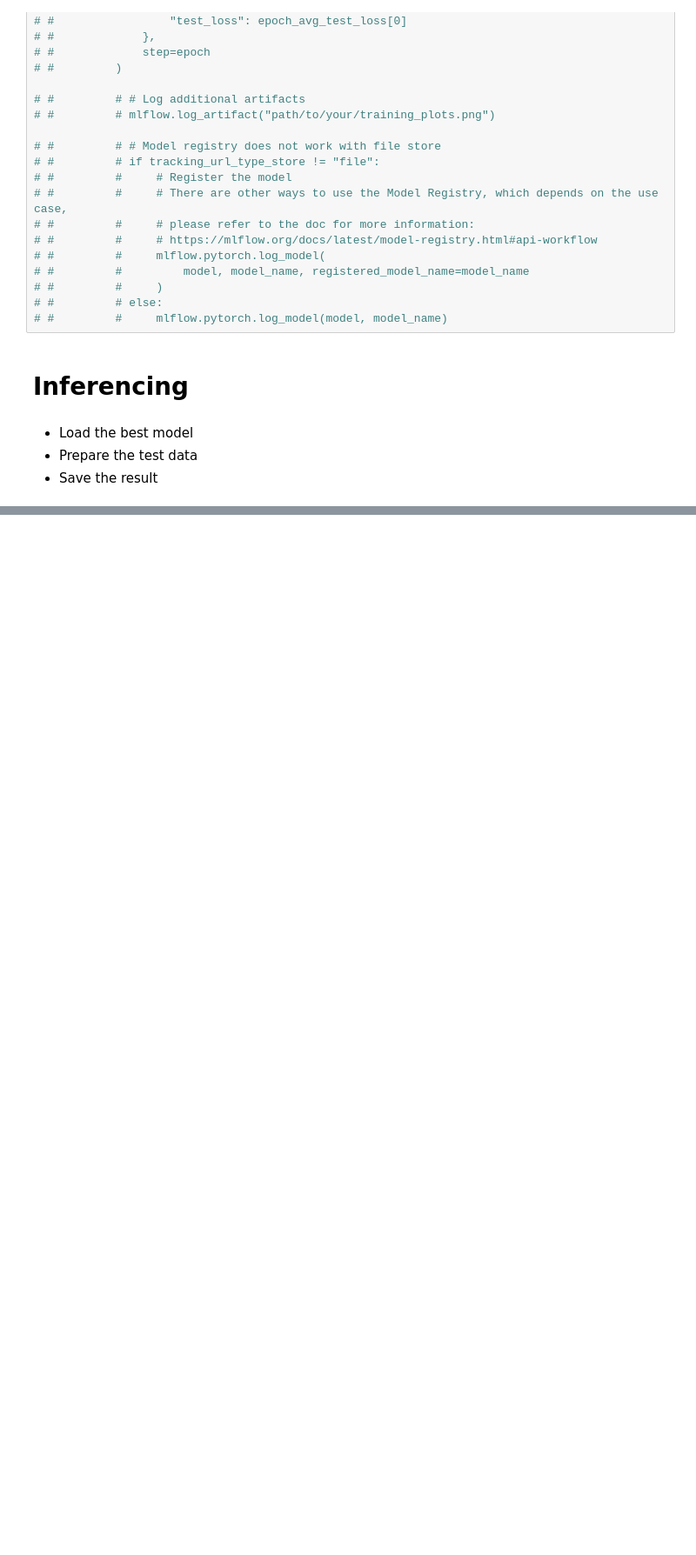
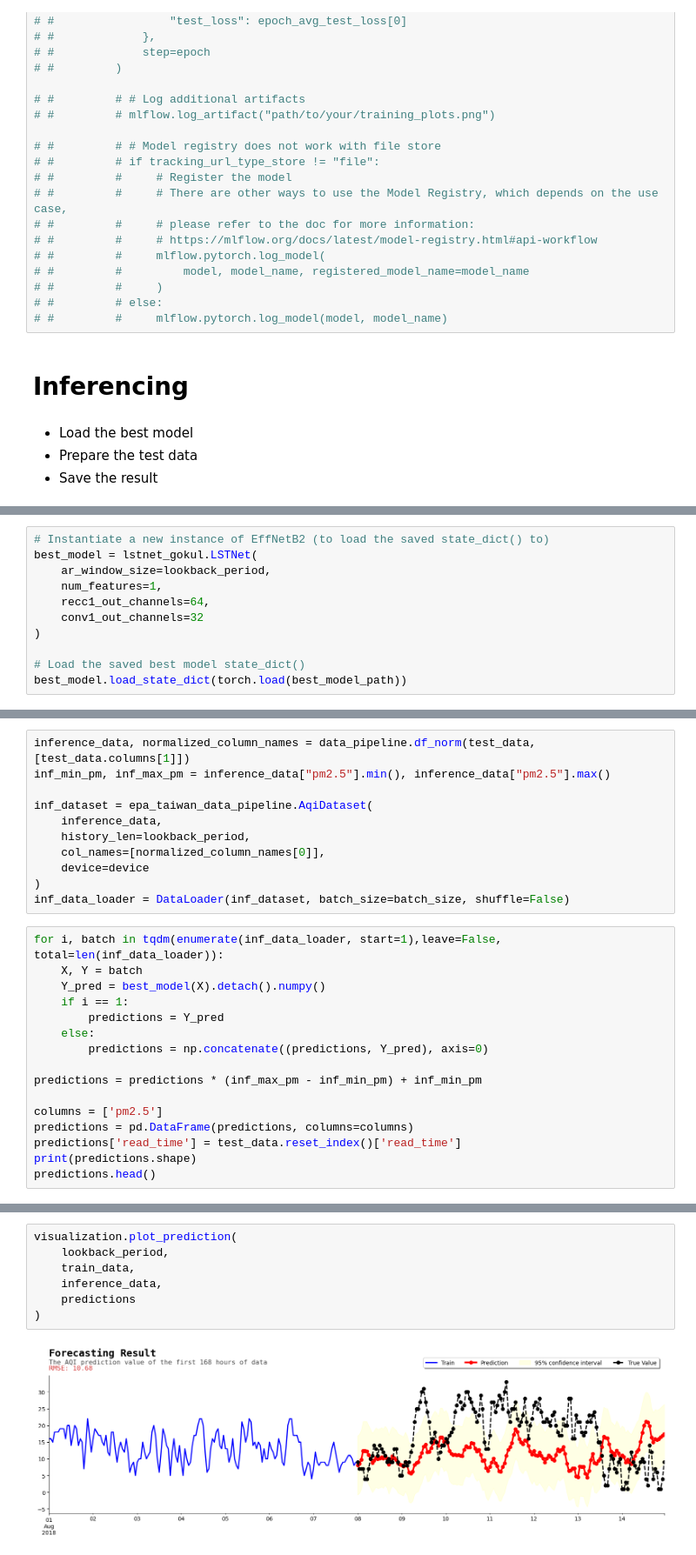
Before and after one commit to amrirasyidi/air_quality_forecasting, a Jupyter notebook: notebooks/2_lstnet_pipeline.ipynb, the cells around one changed output, grey strips where cells are left out. Shown at 87% size. Saved outputs shown, nothing was run; the diff lists cells and outputs as text; blank space fills up the shorter version.

Commit message:
lstnet inferencing epa_tw

```diff
--- a/notebooks/2_lstnet_pipeline.ipynb
+++ b/notebooks/2_lstnet_pipeline.ipynb
@@ -395,0 +412,11 @@ Created version '2' of model 'LSTNET_1E_8B_12W'.
+# %%
+# Instantiate a new instance of EffNetB2 (to load the saved state_dict() to)
+best_model = lstnet_gokul.LSTNet(
+    ar_window_size=lookback_period,
+    num_features=1,
+    recc1_out_channels=64,
+    conv1_out_channels=32
+)
+
+# Load the saved best model state_dict()
+best_model.load_state_dict(torch.load(best_model_path))
@@ -395,0 +425,27 @@ Created version '2' of model 'LSTNET_1E_8B_12W'.
+# %%
+inference_data, normalized_column_names = data_pipeline.df_norm(test_data, [test_data.columns[1]])
+inf_min_pm, inf_max_pm = inference_data["pm2.5"].min(), inference_data["pm2.5"].max()
+
+inf_dataset = epa_taiwan_data_pipeline.AqiDataset(
+    inference_data,
+    history_len=lookback_period,
+    col_names=[normalized_column_names[0]],
+    device=device
+)
+inf_data_loader = DataLoader(inf_dataset, batch_size=batch_size, shuffle=False)
+# %%
+for i, batch in tqdm(enumerate(inf_data_loader, start=1),leave=False, total=len(inf_data_loader)):
+    X, Y = batch
+    Y_pred = best_model(X).detach().numpy()
+    if i == 1:
+        predictions = Y_pred
+    else:
+        predictions = np.concatenate((predictions, Y_pred), axis=0)
+
+predictions = predictions * (inf_max_pm - inf_min_pm) + inf_min_pm
+
+columns = ['pm2.5']
+predictions = pd.DataFrame(predictions, columns=columns)
+predictions['read_time'] = test_data.reset_index()['read_time']
+print(predictions.shape)
+predictions.head()
@@ -395,0 +460,9 @@ Created version '2' of model 'LSTNET_1E_8B_12W'.
+# %%
+visualization.plot_prediction(
+    lookback_period,
+    train_data,
+    inference_data,
+    predictions
+)
+# %% [output]
+[figure, added]
```
Also changed, not shown: parts of 12 cells of this notebook, 13 other files.
